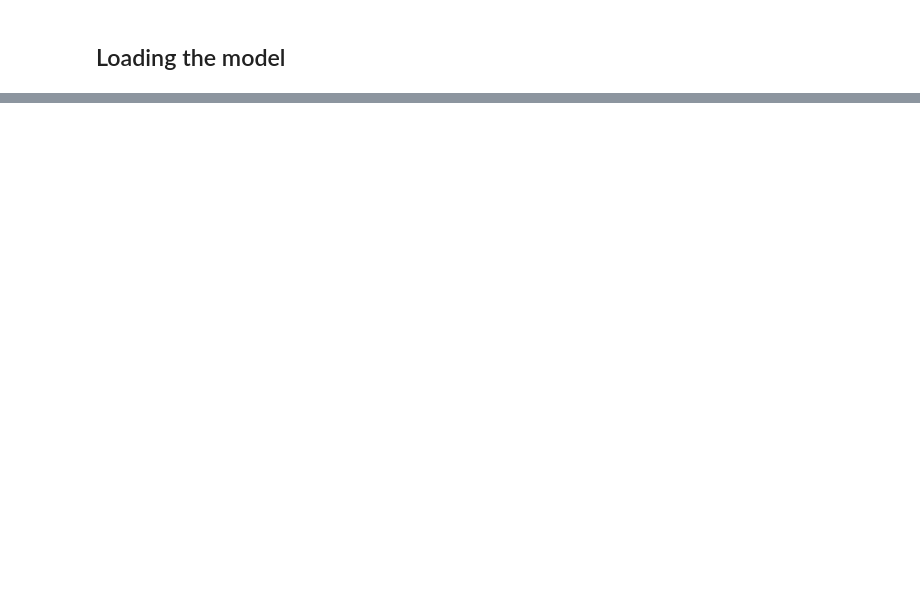
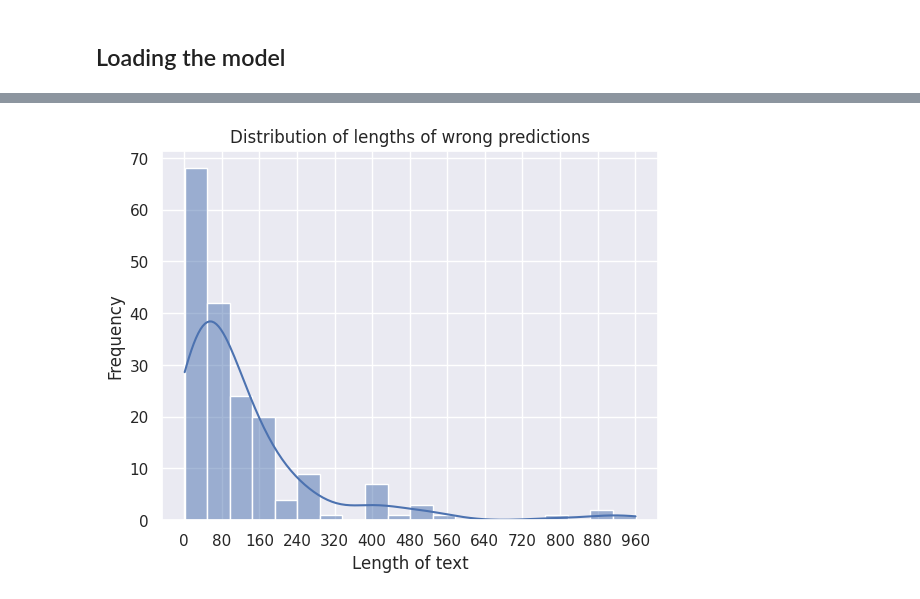
Before and after one commit to UL-FRI-NLP-2023-2024/ul-fri-nlp-course-project-azb, a Jupyter notebook: prompt_tuning/prompt_tuning.ipynb, the cells around one changed output, grey strips where cells are left out. Saved outputs shown, nothing was run; the diff lists cells and outputs as text; code cells hidden in the pictures; blank space fills up the shorter version.

Commit message:
prompting with constant prompts and evaluation

```diff
--- a/prompt_tuning/prompt_tuning.ipynb
+++ b/prompt_tuning/prompt_tuning.ipynb
@@ -411,0 +235,2 @@ def predict_category(prompt):
+# %%
+prompt_intro = f"You will be given a short social media post which you need to classify into one of the following categories: Seminar, Deliberation, Social, UX, Procedure, Imaginative, Other.\n"
@@ -479,0 +545,27 @@ TF-IDF with Kmeans representatives accuracy: 29.35%
+# %%
+# Function to get wrong predictions using prompt-tuned LLAMA model
+def get_wrong_predictions(test_df, use_category_desc=True, use_category_ex=True):
+    wrong_predictions = []
+    true_labels = []
+    preds = []
+
+    for index, row in test_df.iterrows():
+        prompt = create_prompt(row['text'], use_category_desc, use_category_ex)
+        predicted_category = predict_category(prompt)
+        if predict_category in categoryToLabel.keys():
+            predicted_label = categoryToLabel[predicted_category]
+        else:
+            predicted_label = -1
+
+        true_label = row['label']
+        if predicted_label != true_label:
+            wrong_predictions.append(row['text'])
+            true_labels.append(true_label)
+            preds.append(predicted_label)
+
+    return wrong_predictions, true_labels, preds
+# %%
+# Combine test and validation data for evaluation
+combined_df = pd.concat([test_df, val_df])
+# %%
+wrong_predictions, true_labels, preds = get_wrong_predictions(combined_df, use_category_ex=False)
@@ -479,0 +634,18 @@ TF-IDF with Kmeans representatives accuracy: 29.35%
+# %%
+sns.set_theme()
+lengths = [len(text) for text in wrong_predictions]
+sns.histplot(lengths, kde=True, bins=20)
+plt.title("Distribution of lengths of wrong predictions")
+
+# Add xticts based on bin width
+bin_width = 80
+plt.xticks(np.arange(0, max(lengths), bin_width))
+
+
+plt.xlabel("Length of text")
+plt.ylabel("Frequency")
+
+# Save plot
+plt.savefig("../images/wrong_predictions_length_distribution.pdf")
+# %% [output]
+[figure, added]
```
Also changed, not shown: parts of 48 cells of this notebook, 7 other files.
